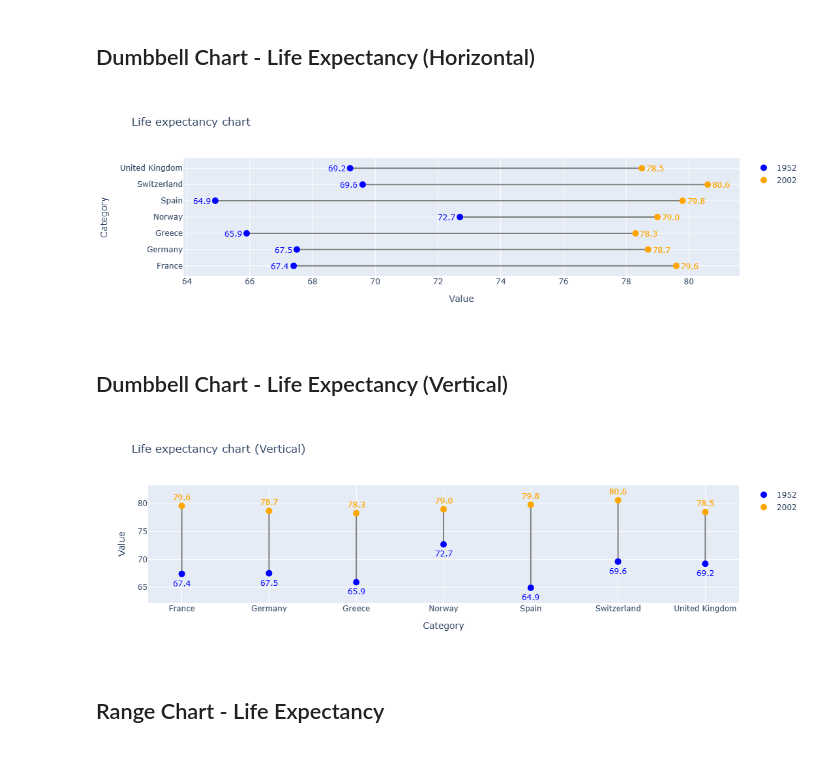
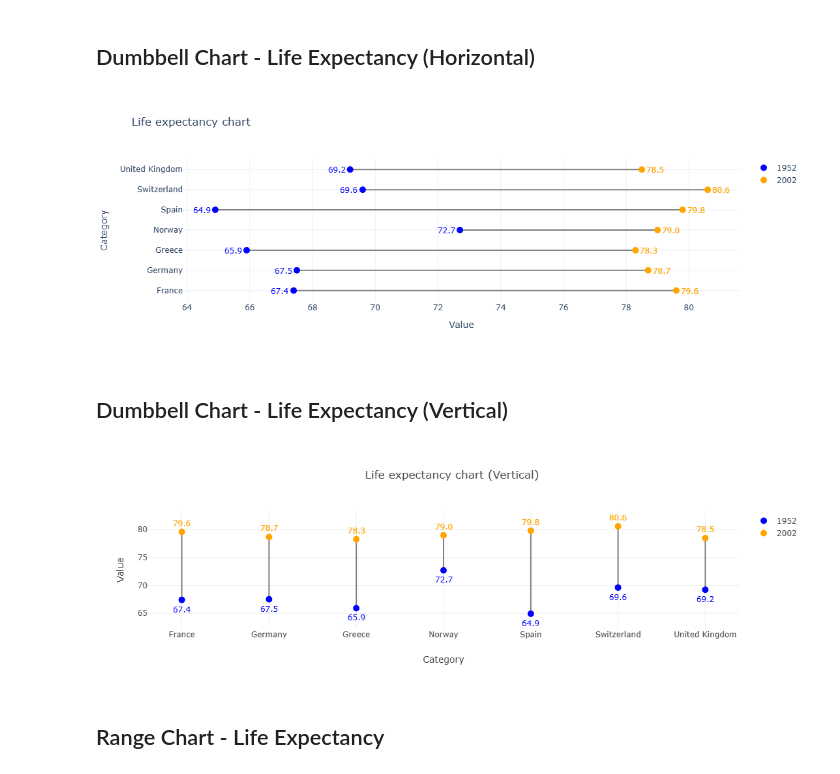
Before and after one commit to alanjones2/px-xtras2, a Jupyter notebook: demo/demo.ipynb, the cells around one changed output. Cells and saved outputs as stored; diff of their text form; code cells hidden in the pictures.

```diff
--- a/demo/demo.ipynb
+++ b/demo/demo.ipynb
@@ -169,15 +200,17 @@ df_life
 # %%
 fig_dumbbell_life = pxx.dumbbell(df=df_life,
                            categories_col='country',
                            values1_col='1952',
                            values2_col='2002',
                            label1='1952',
                            label2='2002',
+                           template="plotly_white",
+                           height=400,
                            title='Life expectancy chart',
                            )
 fig_dumbbell_life.show()
 # %% [output]
-[figure, old version]
+[figure, new version]
 # %% [markdown]
 ## Dumbbell Chart - Life Expectancy (Vertical)
 # %%
@@ -188,11 +221,12 @@ fig_dumbbell_life_v = pxx.dumbbell(df=df_life,
                            label1='1952',
                            label2='2002',
                            title='Life expectancy chart (Vertical)',
+                           template="none",
                            orientation='v'
                            )
 fig_dumbbell_life_v.show()
 # %% [output]
-[figure, old version]
+[figure, new version]
 # %% [markdown]
 ## Range Chart - Life Expectancy
 # %%
```
Also changed, not shown: parts of 21 cells of this notebook.
